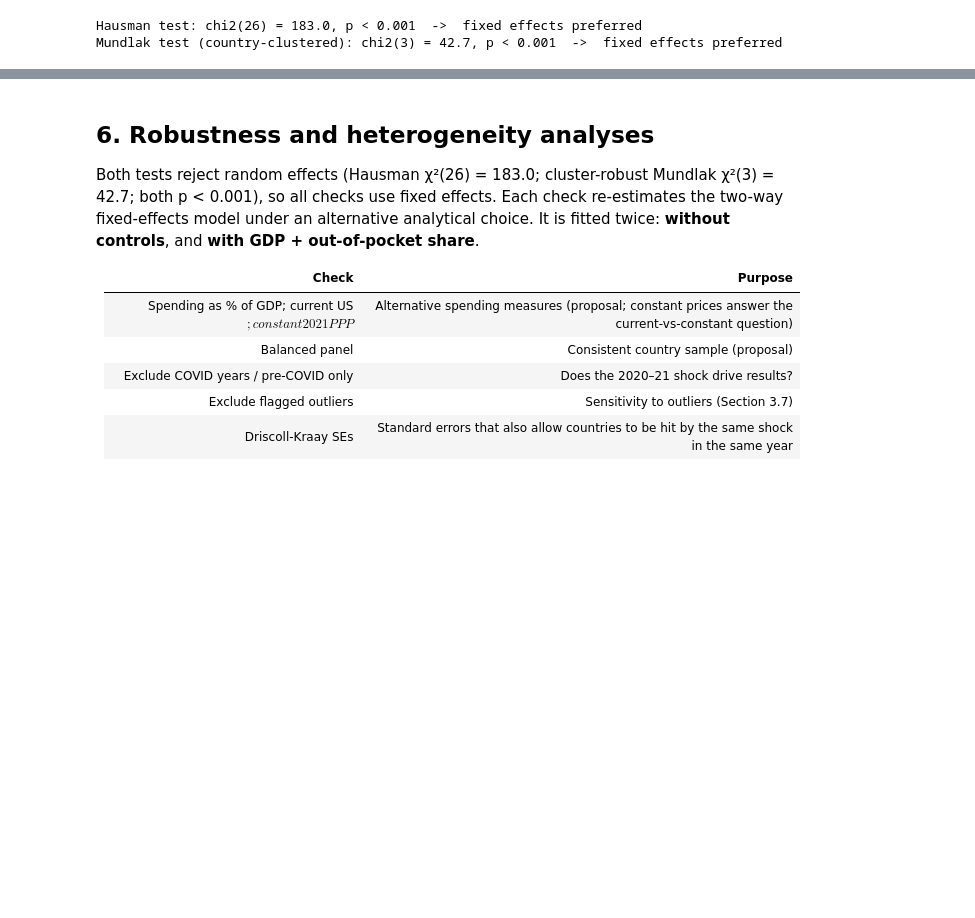
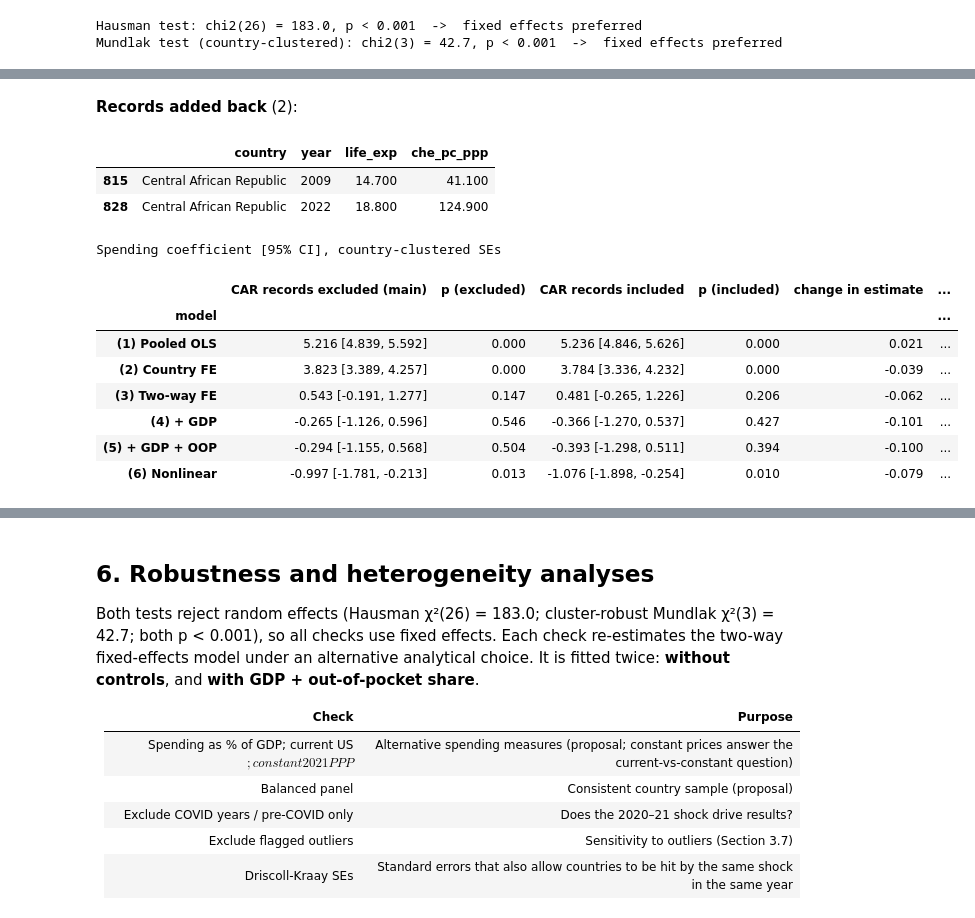
Before and after one commit to Manojkumal/Healthcare_Project, a Jupyter notebook: Healthcare_Spending_Life_Expectancy.ipynb, the cells around one changed output, grey strips where cells are left out. Cells and saved outputs as stored; diff of their text form; code cells hidden in the pictures; blank space fills up the shorter version.

Commit message:
Address instructor feedback: CAR sensitivity, across vs within, cell explanations

```diff
--- a/Healthcare_Spending_Life_Expectancy.ipynb
+++ b/Healthcare_Spending_Life_Expectancy.ipynb
@@ -1168,0 +1248,38 @@ Mundlak test (country-clustered): chi2(3) = 42.7, p < 0.001  ->  fixed effects p
+# %%
+# Main models (1)-(6) re-estimated with the two Central African Republic records that failed the validity check
+df_car = panel[panel["complete_core"]].copy()                                    # analytic rows + the 2 flagged records
+df_car["log_che_c"] = df_car["log_che_pc_ppp"] - df["log_che_pc_ppp"].mean()    # same centring as the main sample
+df_car["log_che_c_sq"] = df_car["log_che_c"] ** 2
+df_car["oop_10"] = df_car["oop_pct_che"] / 10
+display(Markdown(f"**Records added back** ({len(df_car) - len(df)}):"),
+        df_car.loc[df_car.flag_invalid, ["country", "year", "life_exp", "che_pc_ppp"]].round(1))
+
+car_rows = []
+for label, xs, kw in specs:
+    term = xs[0]                                      # spending term (linear term of the quadratic in model 6)
+    for sample, data in [("excluded", df), ("included", df_car)]:
+        car_rows.append(coef_row(fit_panel(data, Y, xs, **kw), term, label, sample=sample))
+car = pd.DataFrame(car_rows)
+car.to_csv(TABLE_DIR / "models_car_sensitivity.csv", index=False)
+
+fmt = lambda r: f"{r.coef:.3f} [{r.ci_low:.3f}, {r.ci_high:.3f}]"
+ex, inc = car[car["sample"] == "excluded"].set_index("model"), car[car["sample"] == "included"].set_index("model")
+car_tbl = pd.DataFrame({"CAR records excluded (main)": ex.apply(fmt, axis=1), "p (excluded)": ex.pvalue.round(3),
+                        "CAR records included": inc.apply(fmt, axis=1), "p (included)": inc.pvalue.round(3),
+                        "change in estimate": (inc.coef - ex.coef).round(3), "observations (included)": inc.nobs})
+print("Spending coefficient [95% CI], country-clustered SEs")
+car_tbl
+# %% [output]
+**Records added back** (2):
+|  | country | year | life_exp | che_pc_ppp |
+| 815 | Central African Republic | 2009 | 14.700 | 41.100 |
+| 828 | Central African Republic | 2022 | 18.800 | 124.900 |
+Spending coefficient [95% CI], country-clustered SEs
+|  | CAR records excluded (main) | p (excluded) | CAR records included | p (included) | change in estimate | ... |
+| model |  |  |  |  |  | ... |
+| (1) Pooled OLS | 5.216 [4.839, 5.592] | 0.000 | 5.236 [4.846, 5.626] | 0.000 | 0.021 | ... |
+| (2) Country FE | 3.823 [3.389, 4.257] | 0.000 | 3.784 [3.336, 4.232] | 0.000 | -0.039 | ... |
+| (3) Two-way FE | 0.543 [-0.191, 1.277] | 0.147 | 0.481 [-0.265, 1.226] | 0.206 | -0.062 | ... |
+| (4) + GDP | -0.265 [-1.126, 0.596] | 0.546 | -0.366 [-1.270, 0.537] | 0.427 | -0.101 | ... |
+| (5) + GDP + OOP | -0.294 [-1.155, 0.568] | 0.504 | -0.393 [-1.298, 0.511] | 0.394 | -0.100 | ... |
+| (6) Nonlinear | -0.997 [-1.781, -0.213] | 0.013 | -1.076 [-1.898, -0.254] | 0.010 | -0.079 | ... |
```
Also changed, not shown: parts of 63 cells of this notebook, 8 other files.
